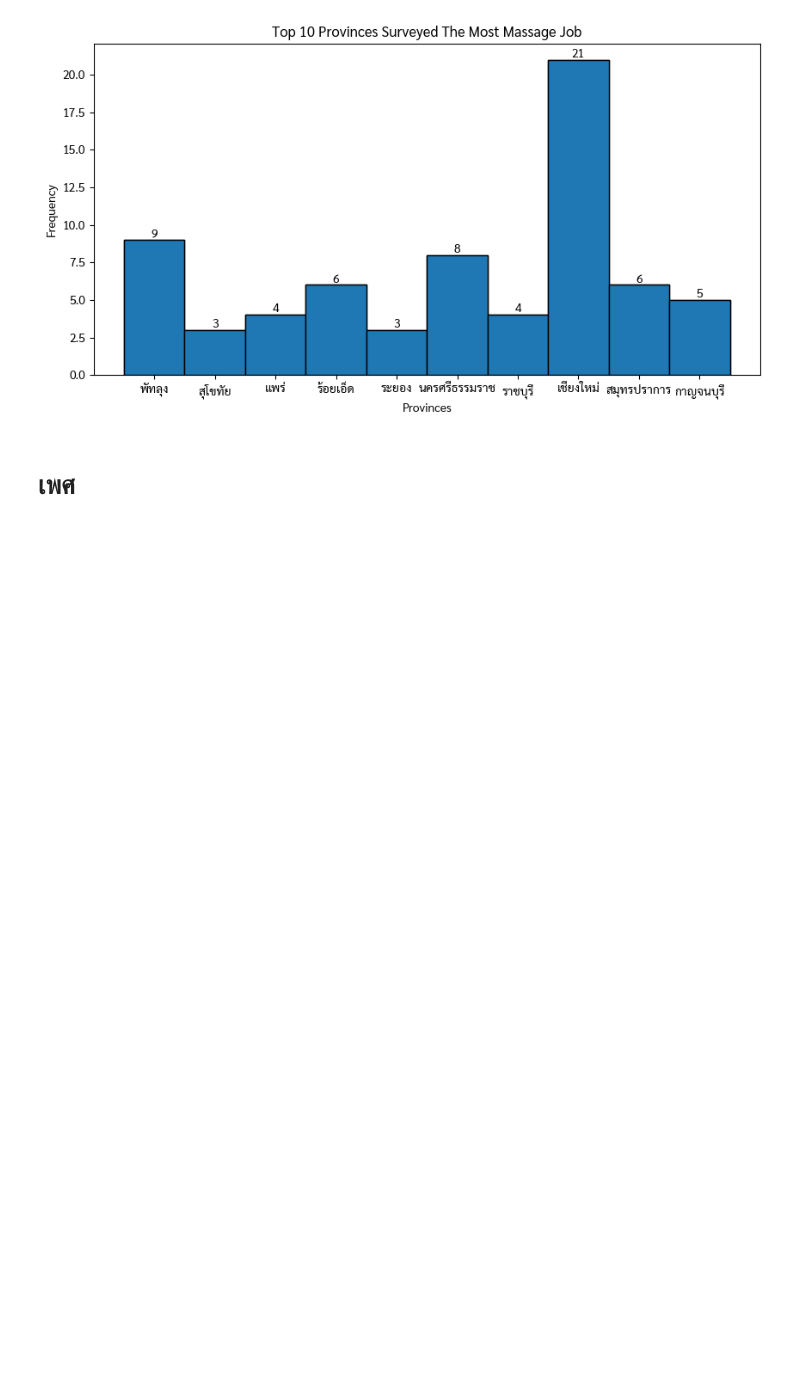
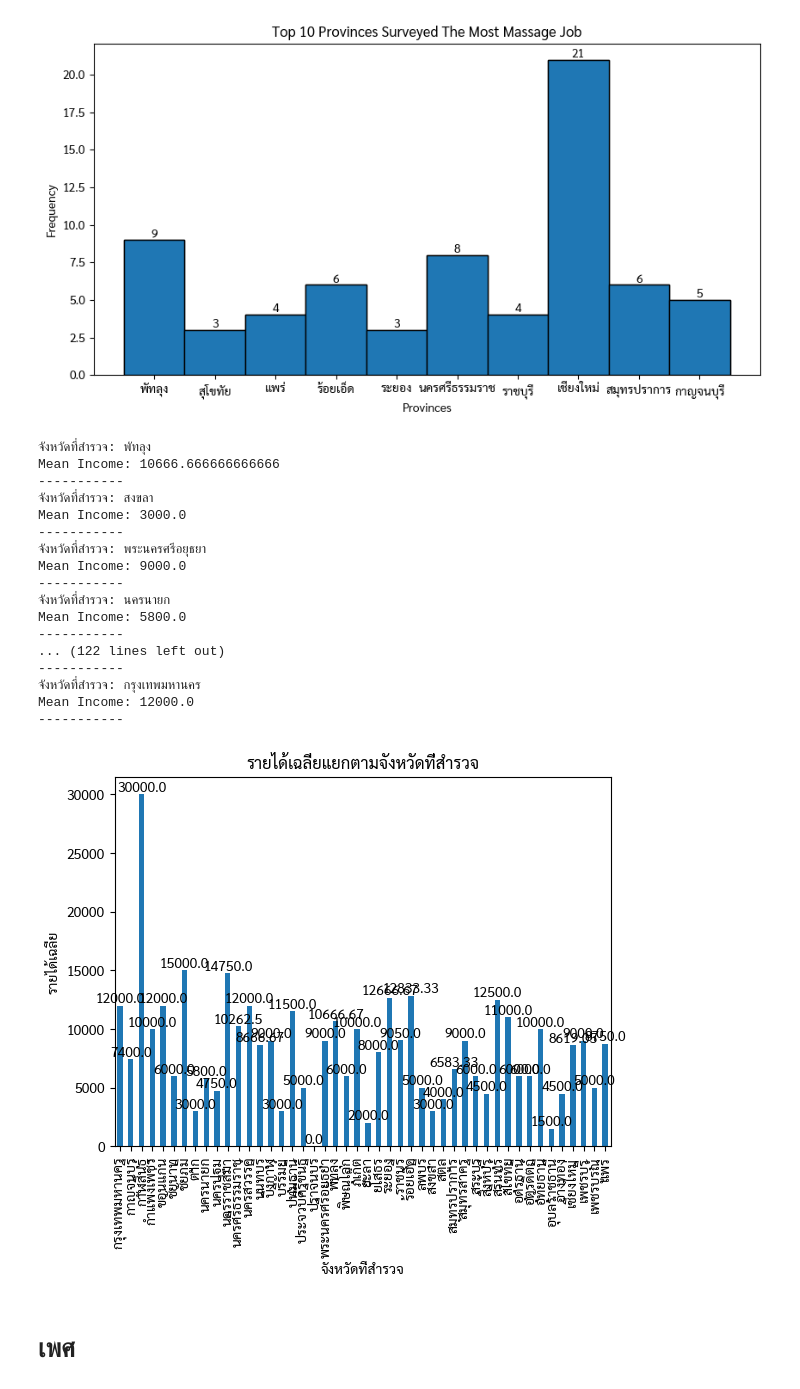
Before and after one commit to PoomTheerapat/National-Job-Survey, a Jupyter notebook: Analysis-New.ipynb, the cells around one changed output. Cells and saved outputs as stored; diff of their text form; code cells hidden in the pictures; blank space fills up the shorter version.

```diff
--- a/Analysis-New.ipynb
+++ b/Analysis-New.ipynb
@@ -213,6 +213,45 @@ for count, x in zip(counts, midpoints):
 plt.show()
 # %% [output]
 [figure]
+# %%
+# Assuming 'data' is your DataFrame
+for i in data['จังหวัดที่สำรวจ'].unique():
+    mean_income = data[data['จังหวัดที่สำรวจ'] == i]['รายได้รวมเฉลี่ยของท่านในปัจจุบัน'].mean()
+    print(f'จังหวัดที่สำรวจ: {i}')
+    print(f'Mean Income: {mean_income}')
+    print('-----------')
+
+# Creating the graph
+data_grouped = data.groupby('จังหวัดที่สำรวจ')['รายได้รวมเฉลี่ยของท่านในปัจจุบัน'].mean()
+data_grouped.plot(kind='bar')
+
+# Annotating each bar with its value
+for index, value in enumerate(data_grouped):
+    plt.text(index, value, str(round(value, 2)), ha='center', va='bottom')
+
+plt.xlabel('จังหวัดที่สำรวจ')
+plt.ylabel('รายได้เฉลี่ย')
+plt.title('รายได้เฉลี่ยแยกตามจังหวัดที่สำรวจ')
+plt.show()
+# %% [output]
+จังหวัดที่สำรวจ: พัทลุง
+Mean Income: 10666.666666666666
+-----------
+จังหวัดที่สำรวจ: สงขลา
+Mean Income: 3000.0
+-----------
+จังหวัดที่สำรวจ: พระนครศรีอยุธยา
+Mean Income: 9000.0
+-----------
+จังหวัดที่สำรวจ: นครนายก
+Mean Income: 5800.0
+-----------
+... (122 lines left out)
+-----------
+จังหวัดที่สำรวจ: กรุงเทพมหานคร
+Mean Income: 12000.0
+-----------
+[figure, added]
 # %% [markdown]
 # เพศ
 # %%
```
Also changed, not shown: parts of 16 cells of this notebook.
